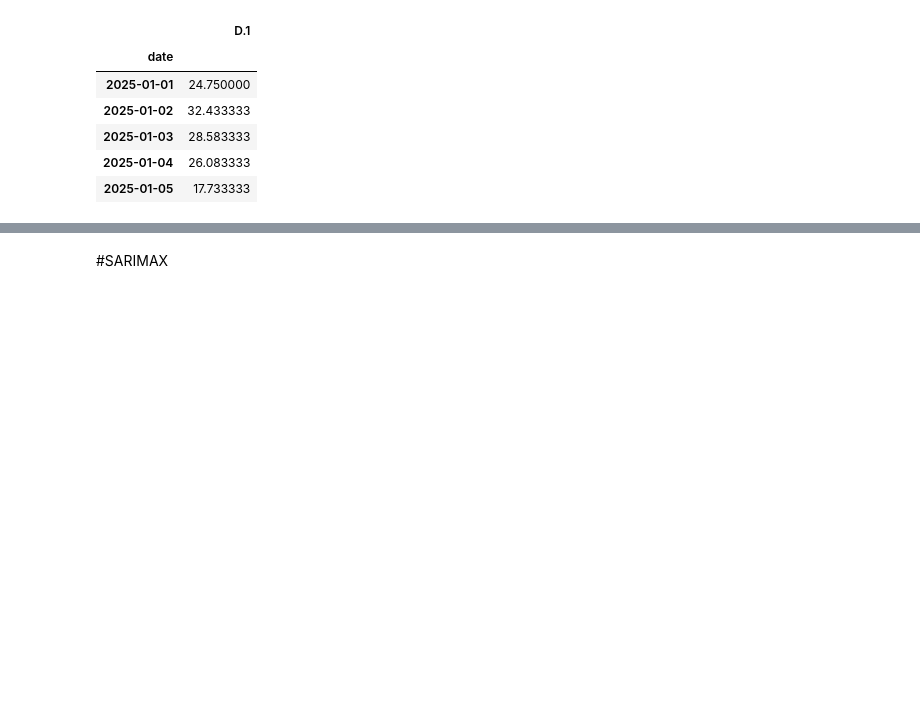
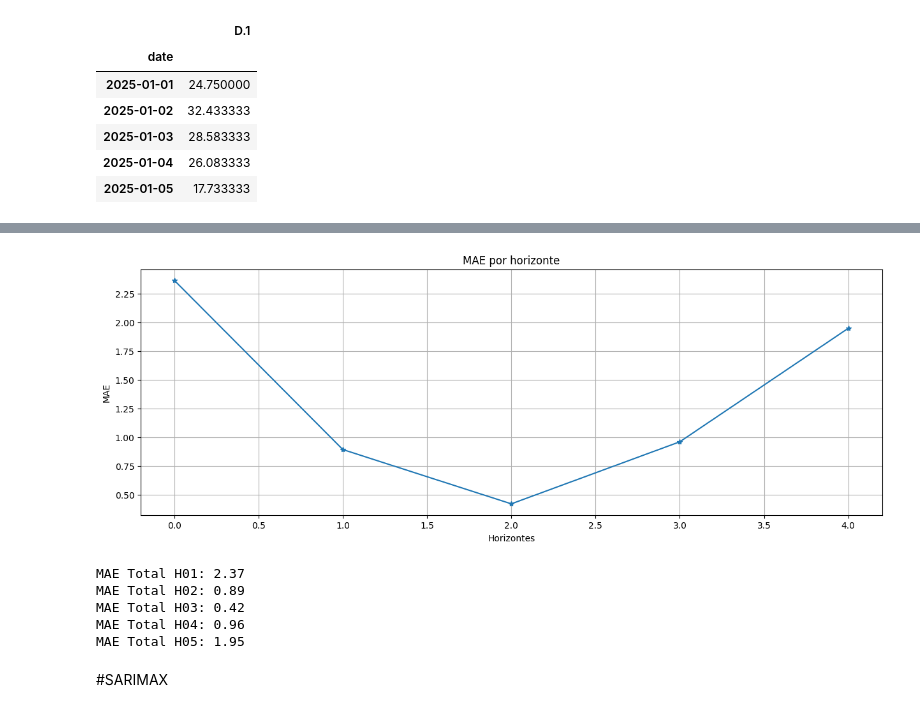
Before and after one commit to cazzollimartina/TFM, a Jupyter notebook: TFM_Martina_Cazzolli.ipynb, the cells around one changed output, grey strips where cells are left out. Drawn from its saved outputs; the diff is of its cells as text; code cells hidden in the pictures; blank space fills up the shorter version.

```diff
--- a/TFM_Martina_Cazzolli.ipynb
+++ b/TFM_Martina_Cazzolli.ipynb
@@ -960,0 +1107,13 @@ df_35_2025.head()
+# %%
+print("\n" + "="*60)
+print("COMPARATIVA DE MODELOS - PREDICCIÓN EMISIONES CO2 MADRID")
+print("="*60)
+
+media = float(y_test.mean())
+
+print(f"\nMedia emisiones 2025: {media:.2f}")
+
+print("\nLSTM por horizonte:")
+for i, h in enumerate(horizontes):
+    mae = float(mae_lstm[i])
+    print(f"  H+{h:2d}:   MAE = {mae:.2f}  ({(mae/media)*100:.1f}%)")
@@ -961,3 +1133,22 @@ df_35_2025.head()
+# %%
+# Evolución del MAE por horizonte
+plt.plot(mae_lstm, marker="*", linestyle="-")
+plt.xlabel("Horizontes")
+plt.ylabel("MAE")
+plt.title("MAE por horizonte")
+plt.grid(True)
+plt.show()
+
+# Resultados - iterar sobre los índices reales de mae_lstm
+for i, mae_value in enumerate(mae_lstm):
+    print("MAE Total H%02d: %.2f" % (i + 1, mae_value))
+# %% [output]
+[figure, added]
+MAE Total H01: 2.37
+MAE Total H02: 0.89
+MAE Total H03: 0.42
+MAE Total H04: 0.96
+MAE Total H05: 1.95
 # %% [markdown]
 #SARIMAX
 # %%
```
Also changed, not shown: parts of 41 cells of this notebook.
